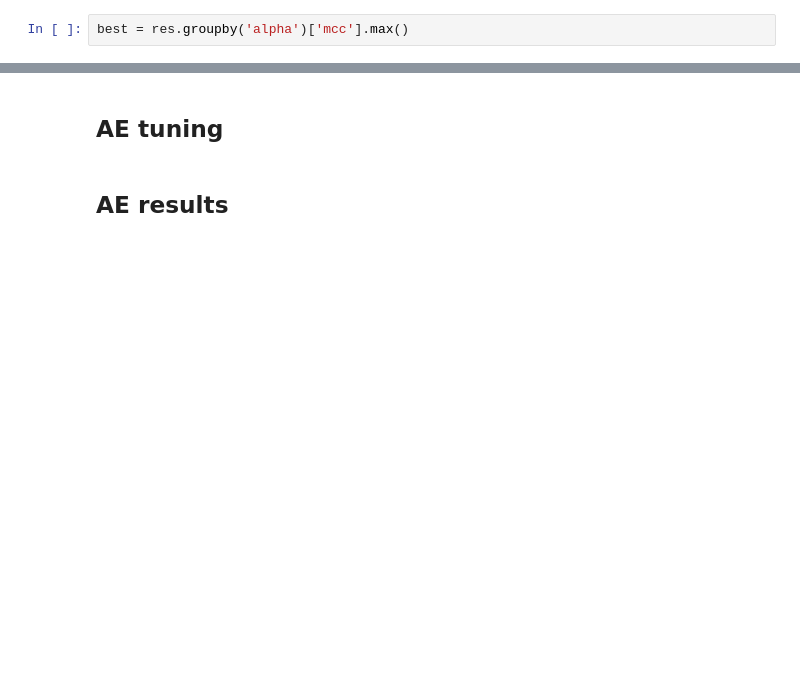
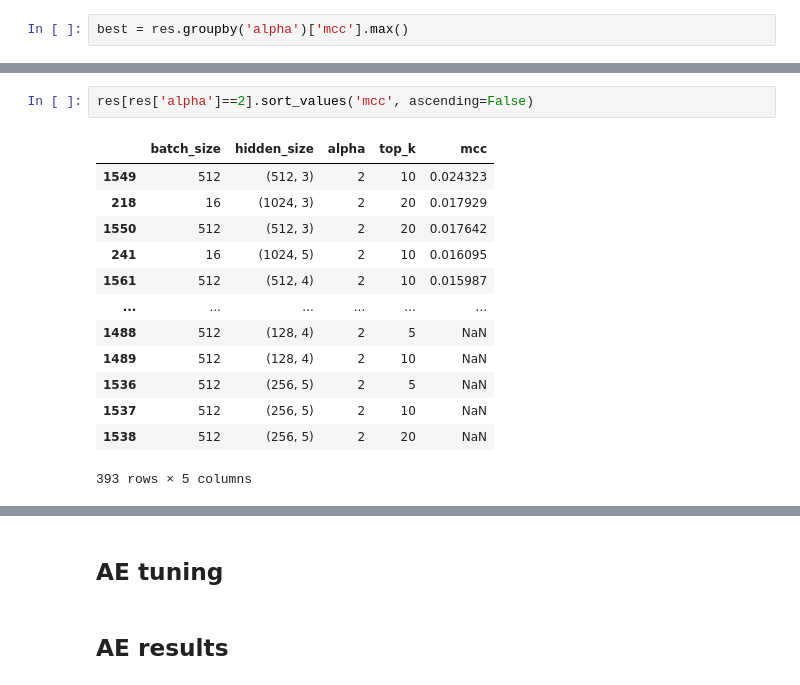
Before and after one commit to elizacc/Structured-Autoencoders-for-Rating-aware-Recommendations, a Jupyter notebook: logs.ipynb, the cells around one changed output, grey strips where cells are left out. Cells and saved outputs as stored; diff of their text form; blank space fills up the shorter version.

```diff
--- a/logs.ipynb
+++ b/logs.ipynb
@@ -53,4 +55,20 @@ alpha
 Name: mcc, dtype: float64
+# %%
+res[res['alpha']==2].sort_values('mcc', ascending=False)
+# %% [output]
+|  | batch_size | hidden_size | alpha | top_k | mcc |
+| 1549 | 512 | (512, 3) | 2 | 10 | 0.024323 |
+| 218 | 16 | (1024, 3) | 2 | 20 | 0.017929 |
+| 1550 | 512 | (512, 3) | 2 | 20 | 0.017642 |
+| 241 | 16 | (1024, 5) | 2 | 10 | 0.016095 |
+| 1561 | 512 | (512, 4) | 2 | 10 | 0.015987 |
+| ... | ... | ... | ... | ... | ... |
+| 1488 | 512 | (128, 4) | 2 | 5 | NaN |
+| 1489 | 512 | (128, 4) | 2 | 10 | NaN |
+| 1536 | 512 | (256, 5) | 2 | 5 | NaN |
+| 1537 | 512 | (256, 5) | 2 | 10 | NaN |
+| 1538 | 512 | (256, 5) | 2 | 20 | NaN |
+393 rows × 5 columns
 # %%
 res[res['mcc']==best.loc[2]]
 # %% [output]
```
Also changed, not shown: parts of 14 cells of this notebook, 2 other files.
